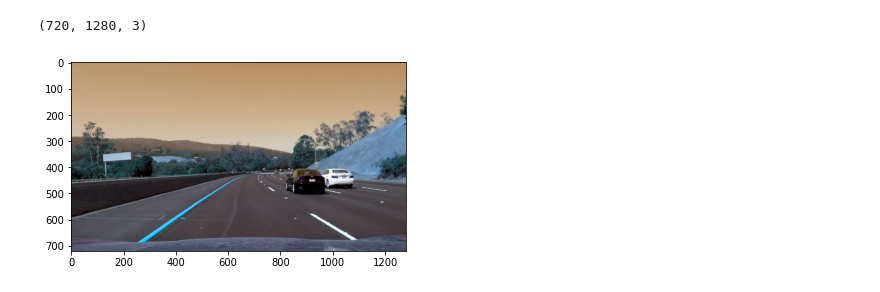
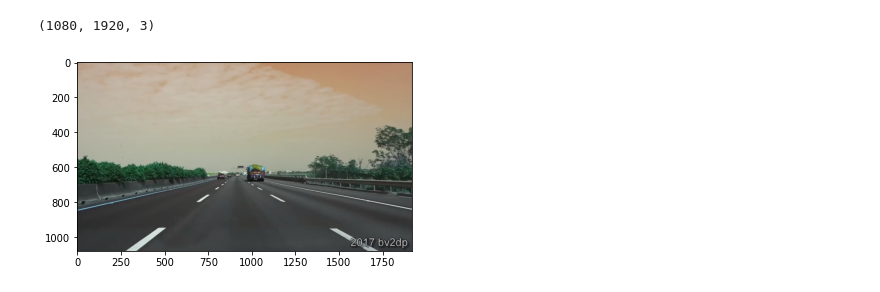
Before and after one commit to Abner0627/Advanced-Finding-Lane-Lines-on-the-Road, a Jupyter notebook: Finding_Lane_Lines_on_the_Road/locate.ipynb, the cells around one changed output. Drawn from its saved outputs; the diff is of its cells as text; code cells hidden in the pictures.

```diff
--- a/Finding_Lane_Lines_on_the_Road/locate.ipynb
+++ b/Finding_Lane_Lines_on_the_Road/locate.ipynb
@@ -6,21 +6,21 @@ import os
 # %%
 #%% Load video
 P = './data'
-V = 'challenge.mp4'
+V = 'tw_NH1.mp4'
 cap = cv2.VideoCapture(os.path.join(P, V))
 
 while(cap.isOpened()):
     ret, frame = cap.read()
     vd = frame
     break
 
 fig_0 = plt.figure(0)
 print(vd.shape)
 plt.imshow(vd)
 plt.show()
 # %% [output]
-(720, 1280, 3)
+(1080, 1920, 3)
-[figure, old version]
+[figure, new version]
 # %%
 #%%
 src = np.float32(
```
Also changed, not shown: parts of 2 cells of this notebook, 1 other file.
